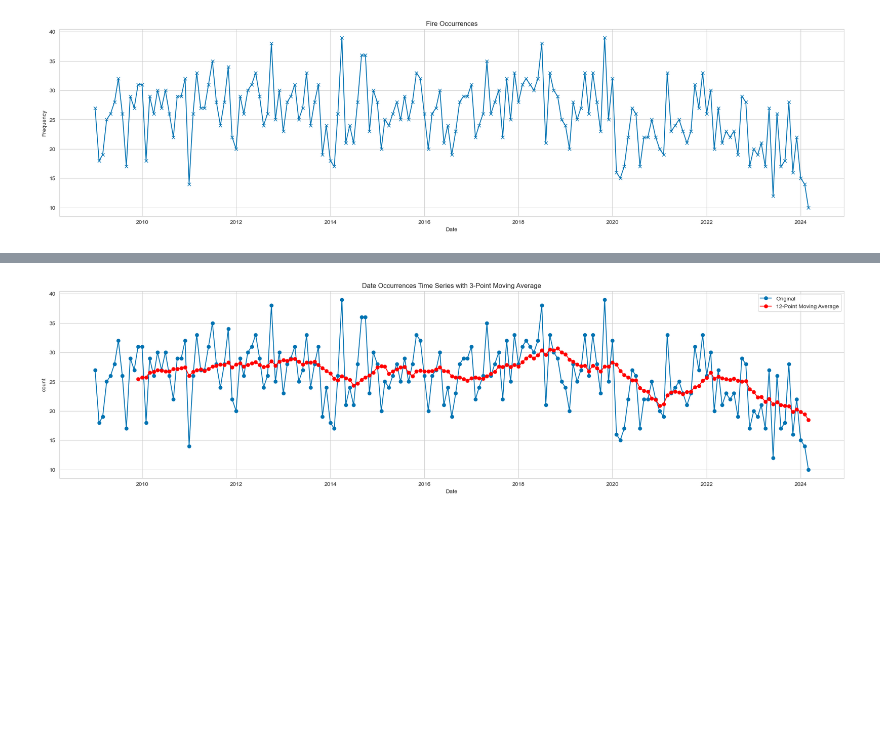
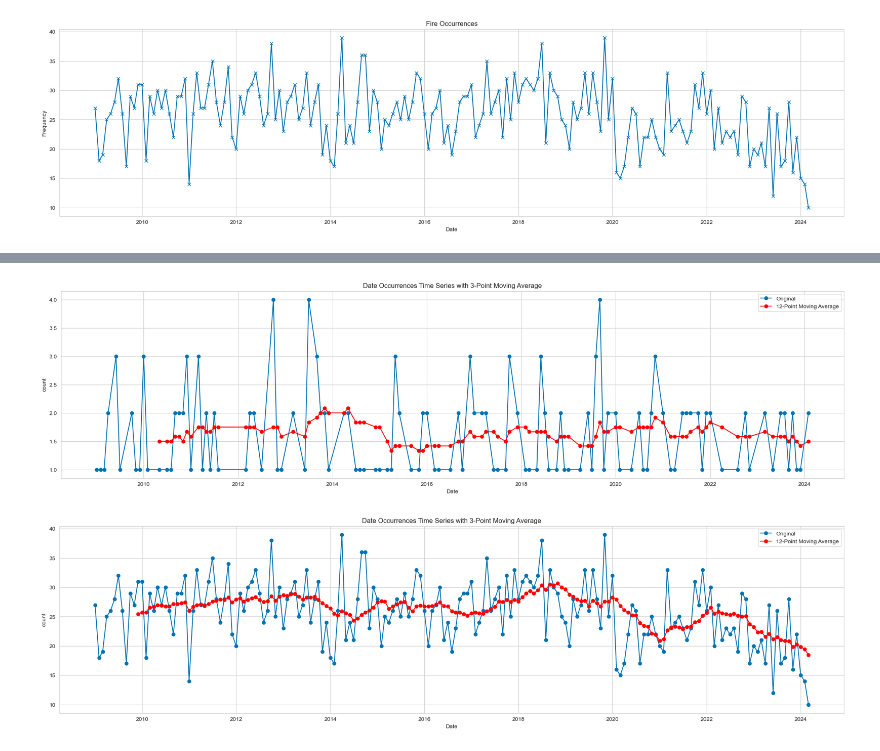
Before and after one commit to tgrubb550/Big-Data-Group-1, a Jupyter notebook: Fires EDA.ipynb, the cells around one changed output, grey strips where cells are left out. Cells and saved outputs as stored; diff of their text form; code cells hidden in the pictures; blank space fills up the shorter version.

```diff
--- a/Fires EDA.ipynb
+++ b/Fires EDA.ipynb
@@ -158,6 +173,17 @@ plt.xticks(rotation=90)
 plt.show()
 # %% [output]
 [figure]
+# %%
+# Plots of bourough by fire injuries
+
+fire_df['IncGeo_BoroughName']=fire_df['IncGeo_BoroughName'].apply(lambda x: x.upper())
+
+plt.figure(figsize=(15, 6))
+sns.barplot(data=fire_df, x='IncGeo_BoroughName', y='NumAllFireInjuries', color='darkred', errorbar=None)
+plt.title("Fire Injuries by Bourough")
+plt.xticks(rotation=90)
+plt.show()
+# Plots of bourough by fire injuriesplt.show()
 # %%
 # Plots of bourough by fire injuries
 
@@ -258,3 +293,23 @@ plt.show()
+# %%
+Lewisham = fire_df[fire_df['IncGeo_BoroughName'] == 'LEWISHAM']
+# %%
+date_counts = Lewisham.groupby('Date').size().reset_index(name='count')
+# %%
+# Calculate the 3-point moving average
+date_counts['Moving_Average'] = date_counts['count'].rolling(window=12).mean()
+
+# Plot the time series and the moving average
+plt.figure(figsize=(25, 6))
+plt.plot(date_counts['Date'], date_counts['count'], label='Original', marker='o', linestyle='-')
+plt.plot(date_counts['Date'], date_counts['Moving_Average'], label='12-Point Moving Average', marker='o', linestyle='-', color='red')
+plt.title('Date Occurrences Time Series with 3-Point Moving Average')
+plt.xlabel('Date')
+plt.ylabel('count')
+plt.legend()
+plt.grid(True)
+plt.show()
+# %% [output]
+[figure, added]
 # %%
 # Calculate the 3-point moving average
 date_counts['Moving_Average'] = date_counts['count'].rolling(window=12).mean()
```
Also changed, not shown: parts of 3 cells of this notebook, 3 other files.
